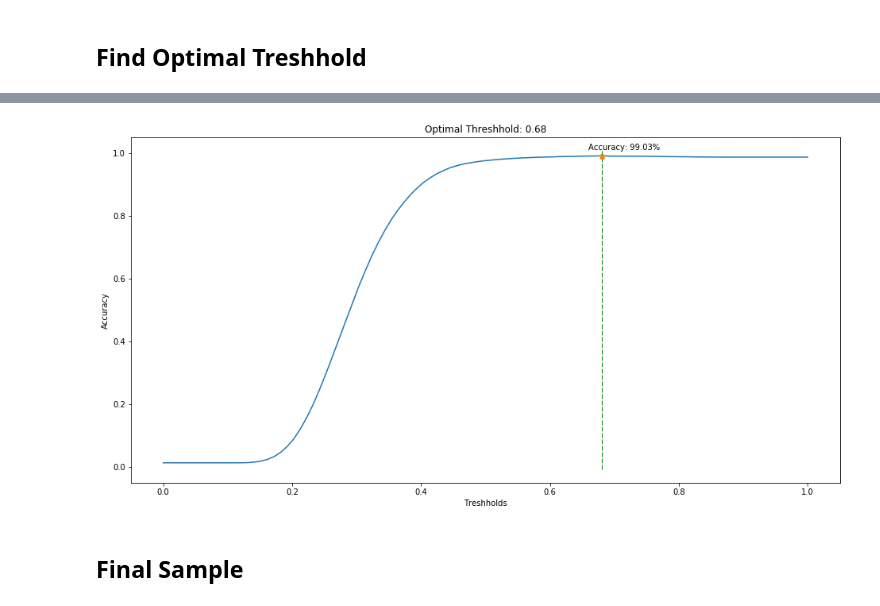
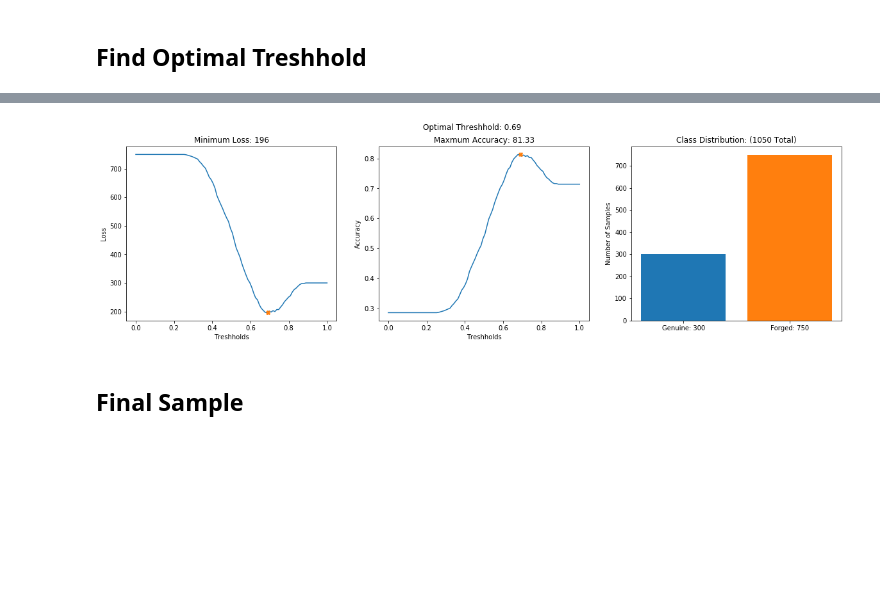
Before and after one commit to xrhd/Compare-Handwritten-Signatures-using-VGG19, a Jupyter notebook: signatures_similarity.ipynb, the cells around one changed output, grey strips where cells are left out. Saved outputs shown, nothing was run; the diff lists cells and outputs as text; code cells hidden in the pictures; blank space fills up the shorter version.

```diff
--- a/signatures_similarity.ipynb
+++ b/signatures_similarity.ipynb
@@ -160,0 +164,15 @@ for a,b in progressbar(comb):
+# %%
+'''Dict with all signature classes'''
+signs = {int(sig_class.strip('.png').strip('.PNG')[-3:]):{'Genuine':set(), 'Forged':set()}for sig_class in sig_df.index}
+
+for file_name in sig_df.index:
+    sig_class = int(file_name.strip('.png').strip('.PNG')[-3:])
+    if sig_class == int(file_name.strip('.png').strip('.PNG')[3:6]):
+        signs[sig_class]['Genuine'].add(file_name)
+    else:
+        signs[sig_class]['Forged'].add(file_name)
+
+print(f'Signature Dict size: {len(signs)}')
+print('For each class store the forged and the genuine ones')
+print('Example for colass 1')
+pprint(signs[1])
@@ -179,17 +228,30 @@ minimum_loss = np.around(max(y), 4) # minimaumloss represents the maxmum accurac
-# %%
-plt.figure(figsize=(16,8))
-plt.title(f'Optimal Threshhold: {optimal_threshhold}')
-
-plt.plot(x,y)
-plt.plot([optimal_threshhold]*50, np.linspace(0,1), '|g')
-plt.plot(optimal_threshhold, minimum_loss, 'X', )
-plt.annotate(f'Accuracy: {minimum_loss*100}%', xy=(optimal_threshhold, minimum_loss), xytext=(optimal_threshhold-0.02, 1.01))
-
-plt.xlabel('Treshholds')
-plt.ylabel('Accuracy')
-plt.show()
-# %% [output]
-[figure, removed]
+# %%
+plt.figure(figsize=(20,5))
+plt.suptitle(f'Optimal Threshhold: {optimal_threshhold}')
+
+plt.subplot(1,3,1)
+plt.title(f'Minimum Loss: {min_loss}')
+plt.plot(threshs,loss)
+plt.plot(optimal_threshhold, min_loss, 'X', )
+plt.xlabel('Treshholds')
+plt.ylabel('Loss')
+
+plt.subplot(1,3,2)
+plt.title(f'Maxmum Accuracy: {max_acc*100}')
+plt.plot(threshs,acc)
+plt.plot(optimal_threshhold,max_acc, 'X', )
+plt.xlabel('Treshholds')
+plt.ylabel('Accuracy')
+
+plt.subplot(1,3,3)
+plt.title(f'Class Distribution: ({gen+fgd} Total)')
+plt.bar(f'Genuine: {gen}',gen, label='Genuine')
+plt.bar(f'Forged: {fgd}',fgd, label='Forged')
+plt.ylabel('Number of Samples')
+
+plt.show()
+# %% [output]
+[figure, added]
 # %% [markdown]
 ## Final Sample
 # %%
```
Also changed, not shown: parts of 15 cells of this notebook.
